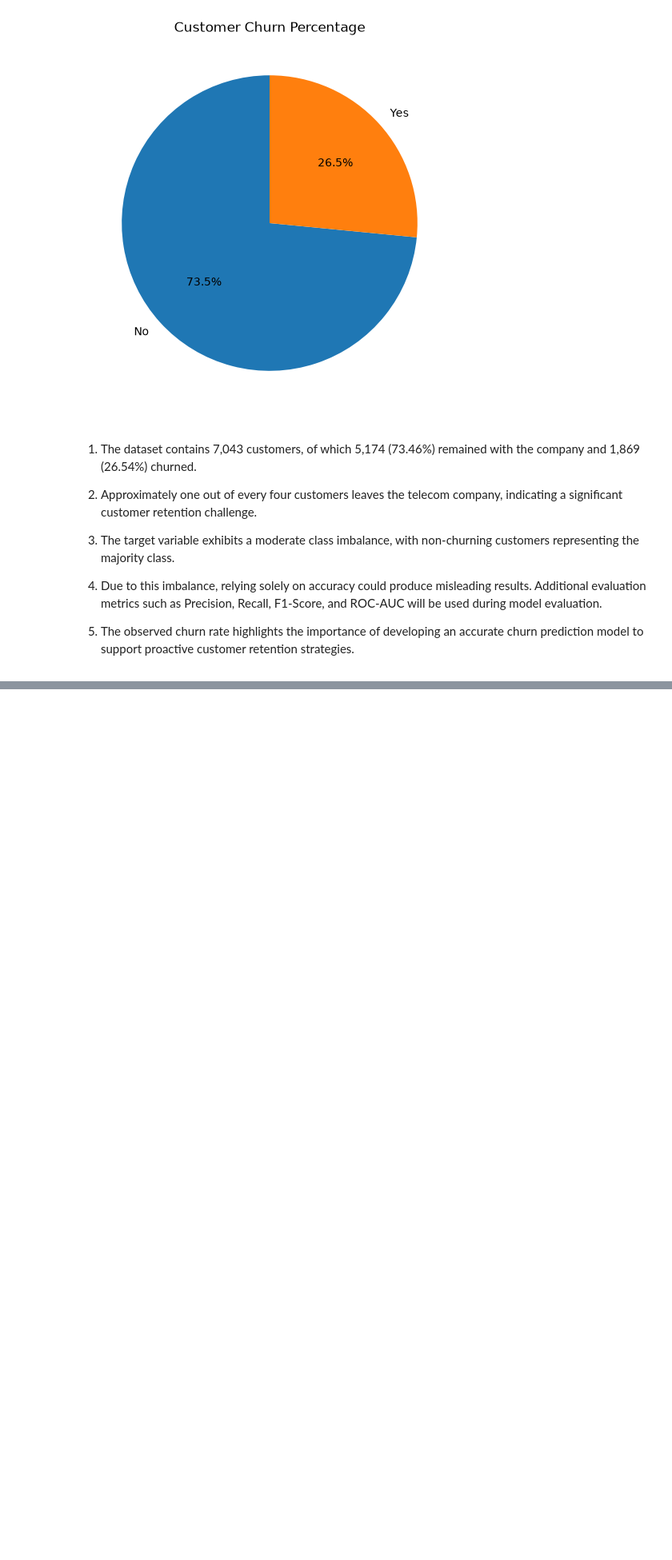
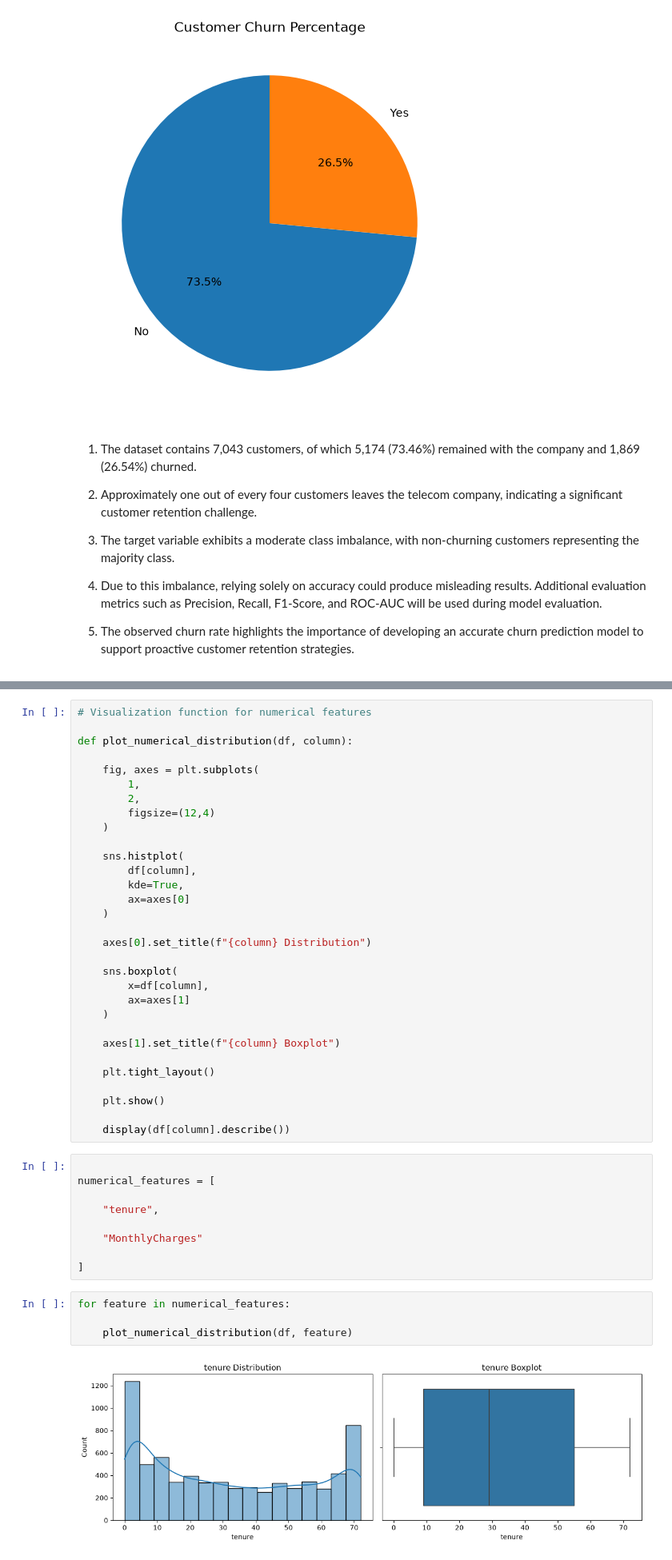
Before and after one commit to muhammadadnanmomin/customer-intelligence-platform, a Jupyter notebook: notebooks/06_churn_model.ipynb, the cells around one changed output, grey strips where cells are left out. Shown at 80% size. Cells and saved outputs as stored; diff of their text form; blank space fills up the shorter version.

```diff
--- a/notebooks/06_churn_model.ipynb
+++ b/notebooks/06_churn_model.ipynb
@@ -160,0 +282,46 @@ Text(0.5, 1.0, 'Customer Churn Percentage')
+# %%
+# Visualization function for numerical features
+
+def plot_numerical_distribution(df, column):
+
+    fig, axes = plt.subplots(
+        1,
+        2,
+        figsize=(12,4)
+    )
+
+    sns.histplot(
+        df[column],
+        kde=True,
+        ax=axes[0]
+    )
+
+    axes[0].set_title(f"{column} Distribution")
+
+    sns.boxplot(
+        x=df[column],
+        ax=axes[1]
+    )
+
+    axes[1].set_title(f"{column} Boxplot")
+
+    plt.tight_layout()
+
+    plt.show()
+
+    display(df[column].describe())
+# %%
+
+numerical_features = [
+
+    "tenure",
+
+    "MonthlyCharges"
+
+]
+# %%
+for feature in numerical_features:
+
+    plot_numerical_distribution(df, feature)
+# %% [output]
+[figure, added]
```
Also changed, not shown: parts of 7 cells of this notebook.
